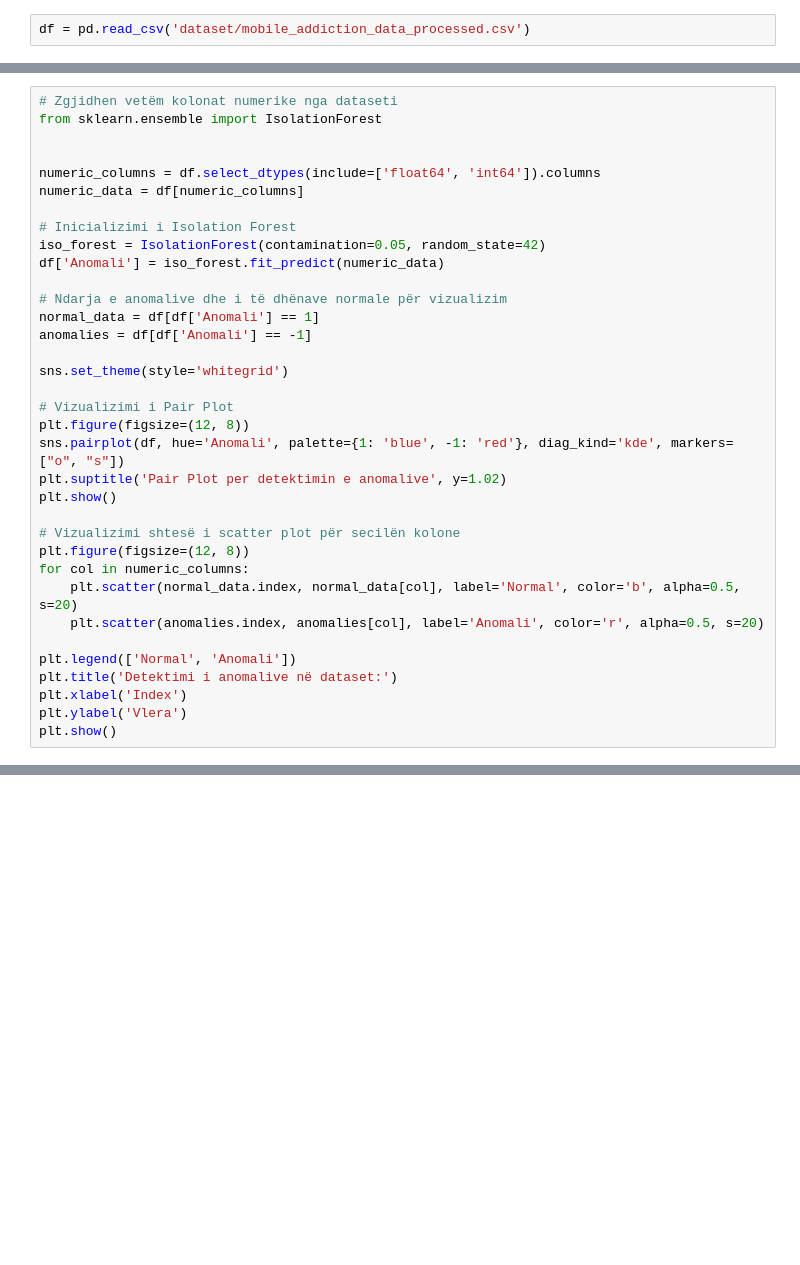
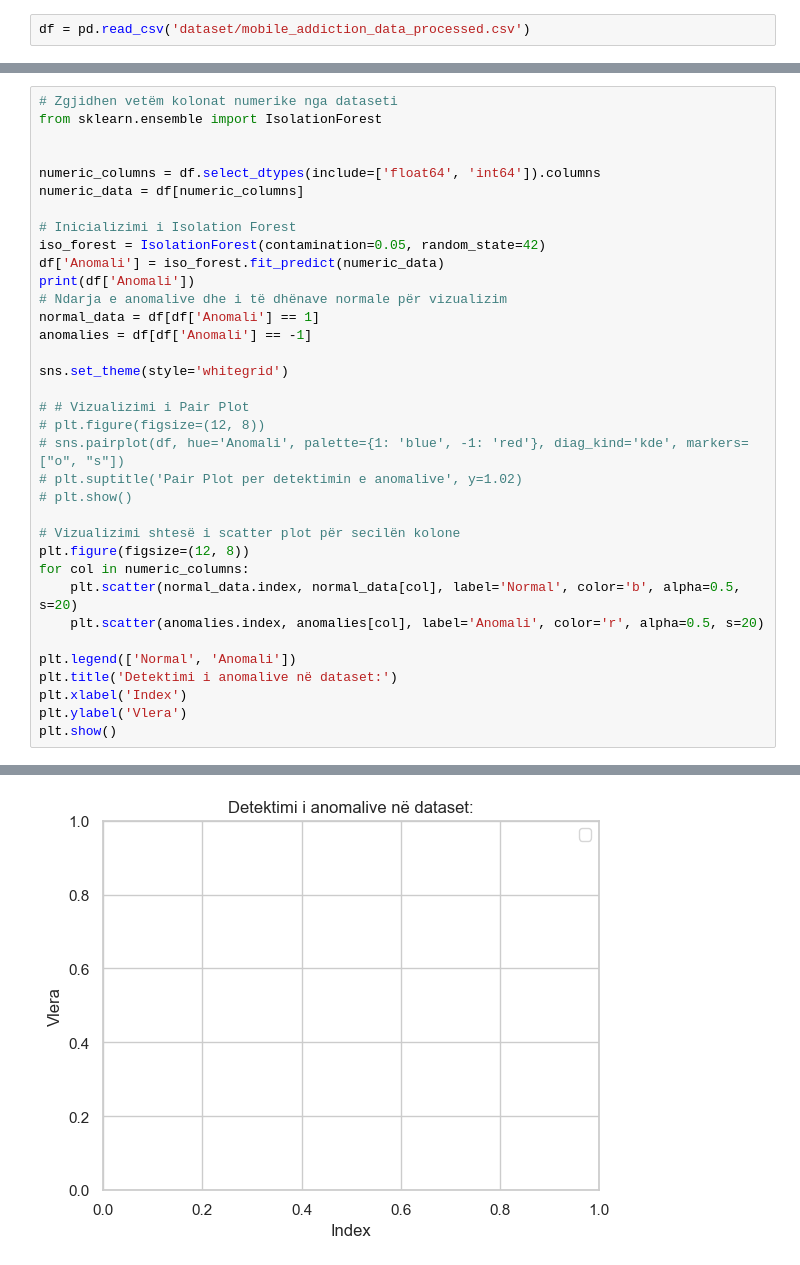
Before and after one commit to Leotrimii1/PVDH-G10, a Jupyter notebook: pre-processing-faza-2.ipynb, the cells around one changed output, grey strips where cells are left out. Cells and saved outputs as stored; diff of their text form; blank space fills up the shorter version.

```diff
--- a/pre-processing-faza-2.ipynb
+++ b/pre-processing-faza-2.ipynb
@@ -320,18 +25,18 @@ numeric_data = df[numeric_columns]
 # Inicializimi i Isolation Forest
 iso_forest = IsolationForest(contamination=0.05, random_state=42)
 df['Anomali'] = iso_forest.fit_predict(numeric_data)
-
+print(df['Anomali'])
 # Ndarja e anomalive dhe i të dhënave normale për vizualizim
 normal_data = df[df['Anomali'] == 1]
 anomalies = df[df['Anomali'] == -1]
 
 sns.set_theme(style='whitegrid')
 
-# Vizualizimi i Pair Plot
-plt.figure(figsize=(12, 8))
-sns.pairplot(df, hue='Anomali', palette={1: 'blue', -1: 'red'}, diag_kind='kde', markers=["o", "s"])
-plt.suptitle('Pair Plot per detektimin e anomalive', y=1.02)
-plt.show()
+# # Vizualizimi i Pair Plot
+# plt.figure(figsize=(12, 8))
+# sns.pairplot(df, hue='Anomali', palette={1: 'blue', -1: 'red'}, diag_kind='kde', markers=["o", "s"])
+# plt.suptitle('Pair Plot per detektimin e anomalive', y=1.02)
+# plt.show()
 
 # Vizualizimi shtesë i scatter plot për secilën kolone
 plt.figure(figsize=(12, 8))
@@ -344,3 +49,4 @@ plt.title('Detektimi i anomalive në dataset:')
 plt.xlabel('Index')
 plt.ylabel('Vlera')
 plt.show()
+# %% [output]
@@ -347,3 +65,4 @@ plt.show()
+[figure, added]
 # %%
 from sklearn.cluster import DBSCAN
 
```
Also changed, not shown: parts of 6 cells of this notebook, 1 other file.
